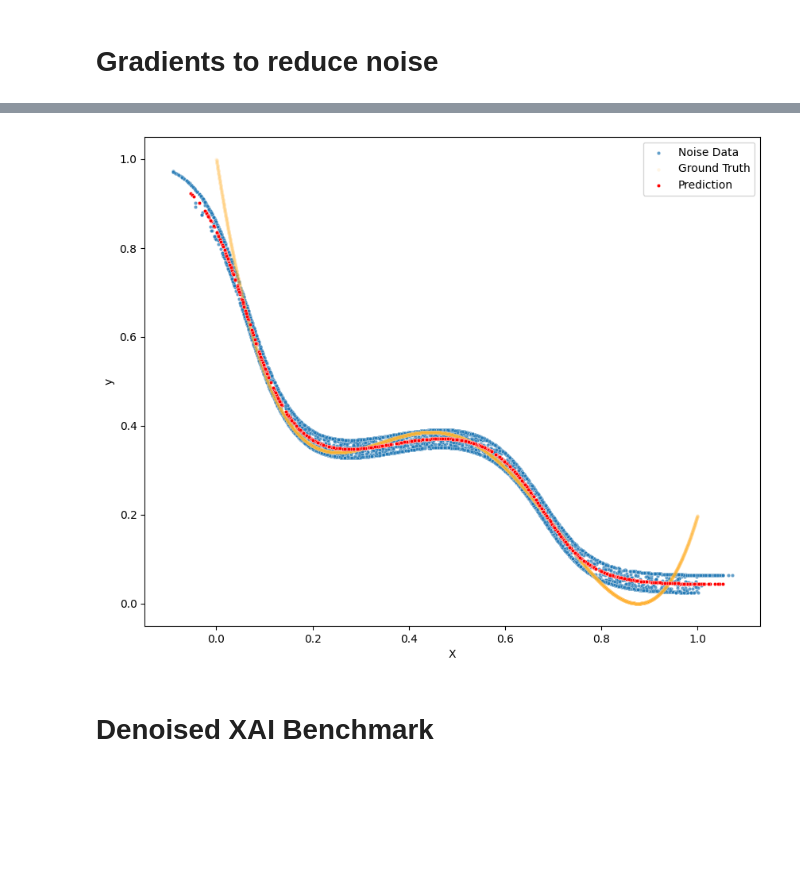
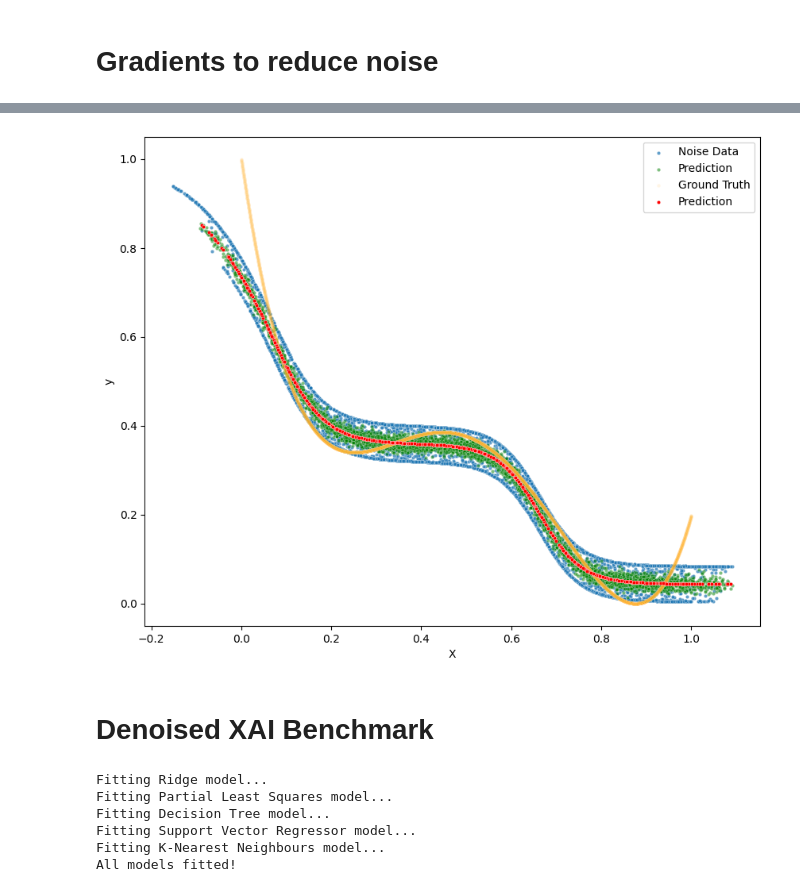
Before and after one commit to ari-dasci/S-DenoGrad, a Jupyter notebook: src/notebooks/polinomial_2D/polinomial_Gradient.ipynb, the cells around one changed output, grey strips where cells are left out. Saved outputs shown, nothing was run; the diff lists cells and outputs as text; code cells hidden in the pictures; blank space fills up the shorter version.

```diff
--- a/src/notebooks/polinomial_2D/polinomial_Gradient.ipynb
+++ b/src/notebooks/polinomial_2D/polinomial_Gradient.ipynb
@@ -117,9 +137,9 @@ model_params = {
     'ridge': {"alpha": 1.0},
     'pls': {"n_components": 1},
     'tree': {"max_depth": 5},
-    {"kernel": 'poly', "degree": 2},
+    'svm': {"kernel": 'poly', "degree": 2},
     'knn': {"n_neighbors": 5, "weights": 'uniform', "algorithm": 'auto', "leaf_size": 30, "p": 2, "n_jobs": None},
 }
-xai_benchmark = XAI_benchmark(is_ts = False, model_params = model_params)
+xai_benchmark = XAIBenchmark(is_ts = False, model_params = model_params)
 # %%
 xai_benchmark.fit(X_train.reshape(-1,1), y_train)
@@ -128,12 +179,18 @@ xai_benchmark.predict(X_test.reshape(-1,1), y_test, get_metrics=True)
 # %% [markdown]
 Add goussian noise to the dataframe
 # %%
-sigma = 0.035
-df_noisy = add_gaussian_noise(
+sigma = 0.05
+# df_noisy = add_gaussian_noise(
+#     df=df_data.copy(),
+#     columns=[x for x in df_data.columns],
+#     mean=0.0,
+#     std=sigma
+# )
+df_noisy = add_uniform_noise(
     df=df_data.copy(),
     columns=[x for x in df_data.columns],
-    mean=0.0,
-    std=sigma
+    low=-0.1,
+    high=0.1
 )
 # %% [markdown]
 Plot the new noisy data
@@ -263,6 +352,8 @@ or load a checkpoint
 Predict over the datasets
 # %%
 y_pred_test = model(torch.tensor(X_test_noisy.reshape(-1, 1)).float().to(device)).cpu().detach().numpy().reshape(-1)
+# %%
+y_pred_total = model(torch.tensor(df_noisy['X'].values.reshape(-1, 1)).float().to(device)).cpu().detach().numpy().reshape(-1)
 # %% [markdown]
 Show the metrics
 # %%
@@ -315,14 +407,38 @@ Noise threshold reached in all data points.
+# %%
+sigma = 0.01
+df_prediction = pd.DataFrame({
+    'X': df_noisy['X'].values,
+    'y': y_pred_total
+})
+df_prediction = add_gaussian_noise(
+    df=df_prediction.copy(),
+    columns=['y'],
+    mean=0.0,
+    std=sigma
+)
 # %%
 import seaborn as sns
 
 plt.figure(figsize=(10,8))
 sns.scatterplot(x=df_no_noise['X'].values, y=df_no_noise['y'].values, label='Noise Data', s=10, alpha=0.7)
+sns.scatterplot(x=df_prediction['X'], y=df_prediction['y'], label='Prediction', s=10, color='g', alpha=0.5)
 sns.scatterplot(x=df_data['X'], y=df_data['y'], label='Ground Truth', s=10, alpha=0.1, color='orange')
 sns.scatterplot(x=X_test_noisy, y=y_pred_test, label='Prediction', s=10, color='r')
 plt.legend()
 plt.show()
 # %% [output]
-[figure, old version]
+[figure, new version]
 # %% [markdown]
 # Denoised XAI Benchmark
+# %%
+xai_benchmark_denoised = XAIBenchmark(is_ts = False, model_params = model_params)
+# xai_benchmark_denoised.fit(df_no_noise['X'].values.reshape(-1,1), df_no_noise['y'].values)
+xai_benchmark_denoised.fit(df_prediction['X'].values.reshape(-1,1), df_prediction['y'].values)
+# %% [output]
+Fitting Ridge model...
+Fitting Partial Least Squares model...
+Fitting Decision Tree model...
+Fitting Support Vector Regressor model...
+Fitting K-Nearest Neighbours model...
+All models fitted!
 # %%
```
Also changed, not shown: parts of 18 cells of this notebook, 14 other files.
